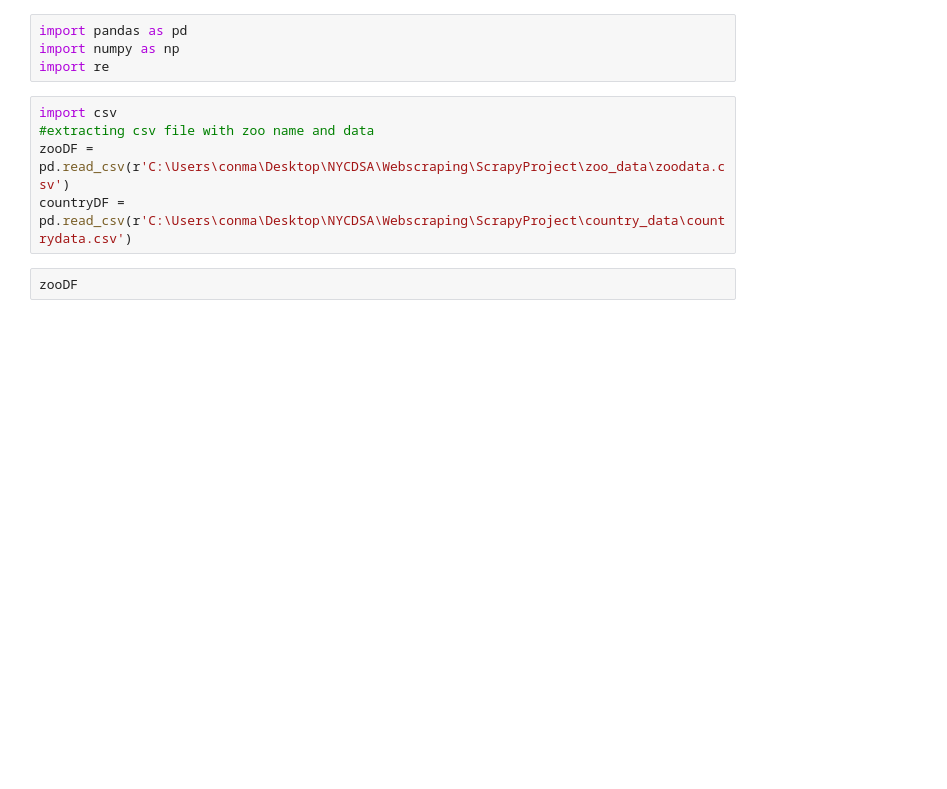
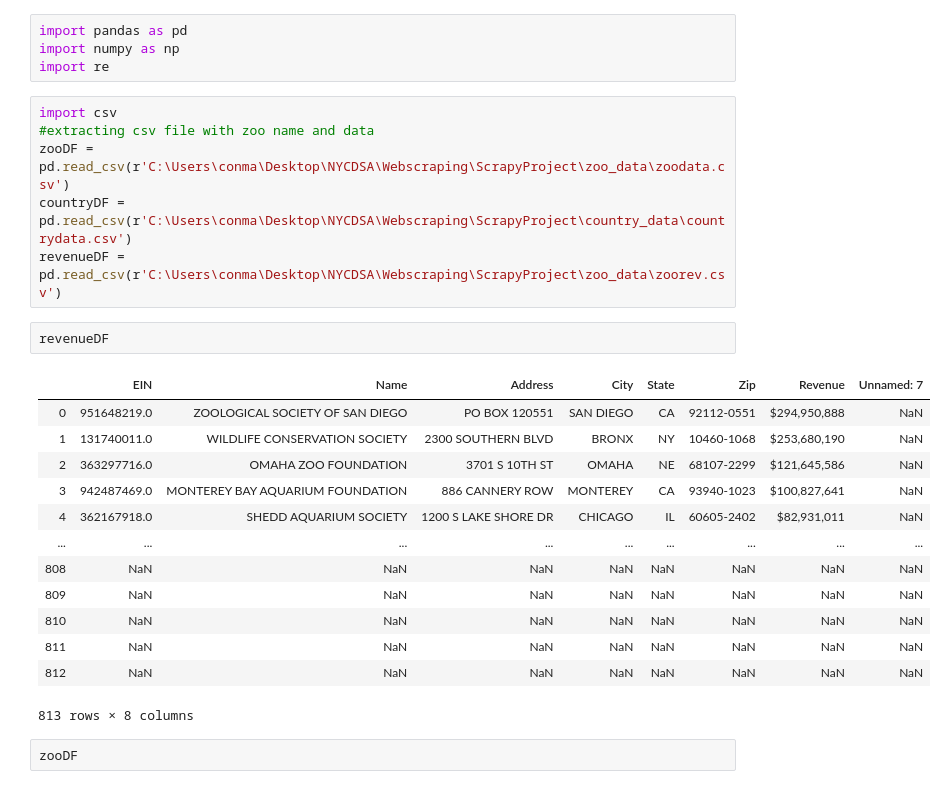
Before and after one commit to ConnorHaas03/WebScrapyProject, a Jupyter notebook: ScrapyProject.ipynb, the cells around one changed output. Drawn from its saved outputs; the diff is of its cells as text; blank space fills up the shorter version.

```diff
--- a/ScrapyProject.ipynb
+++ b/ScrapyProject.ipynb
@@ -11,6 +11,23 @@ import csv
 #extracting csv file with zoo name and data
 zooDF = pd.read_csv(r'C:\Users\conma\Desktop\NYCDSA\Webscraping\ScrapyProject\zoo_data\zoodata.csv')
 countryDF = pd.read_csv(r'C:\Users\conma\Desktop\NYCDSA\Webscraping\ScrapyProject\country_data\countrydata.csv')
+revenueDF = pd.read_csv(r'C:\Users\conma\Desktop\NYCDSA\Webscraping\ScrapyProject\zoo_data\zoorev.csv')
+# %%
+revenueDF
+# %% [output]
+|  | EIN | Name | Address | City | State | Zip | Revenue | Unnamed: 7 |
+| 0 | 951648219.0 | ZOOLOGICAL SOCIETY OF SAN DIEGO | PO BOX 120551 | SAN DIEGO | CA | 92112-0551 | $294,950,888 | NaN |
+| 1 | 131740011.0 | WILDLIFE CONSERVATION SOCIETY | 2300 SOUTHERN BLVD | BRONX | NY | 10460-1068 | $253,680,190 | NaN |
+| 2 | 363297716.0 | OMAHA ZOO FOUNDATION | 3701 S 10TH ST | OMAHA | NE | 68107-2299 | $121,645,586 | NaN |
+| 3 | 942487469.0 | MONTEREY BAY AQUARIUM FOUNDATION | 886 CANNERY ROW | MONTEREY | CA | 93940-1023 | $100,827,641 | NaN |
+| 4 | 362167918.0 | SHEDD AQUARIUM SOCIETY | 1200 S LAKE SHORE DR | CHICAGO | IL | 60605-2402 | $82,931,011 | NaN |
+| ... | ... | ... | ... | ... | ... | ... | ... | ... |
+| 808 | NaN | NaN | NaN | NaN | NaN | NaN | NaN | NaN |
+| 809 | NaN | NaN | NaN | NaN | NaN | NaN | NaN | NaN |
+| 810 | NaN | NaN | NaN | NaN | NaN | NaN | NaN | NaN |
+| 811 | NaN | NaN | NaN | NaN | NaN | NaN | NaN | NaN |
+| 812 | NaN | NaN | NaN | NaN | NaN | NaN | NaN | NaN |
+813 rows × 8 columns
 # %%
 zooDF
 # %% [output]
```
Also changed, not shown: parts of 13 cells of this notebook, 2 other files.
